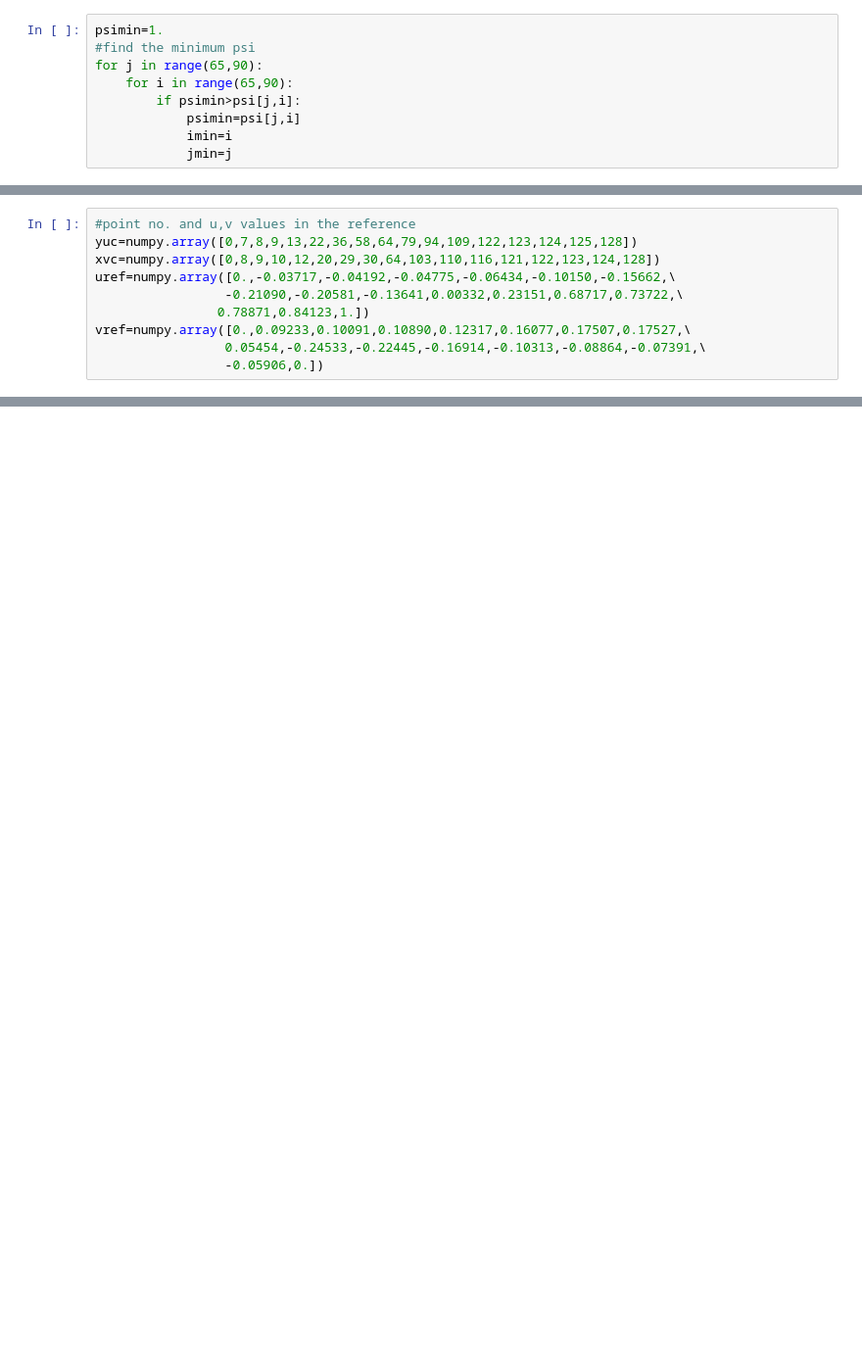
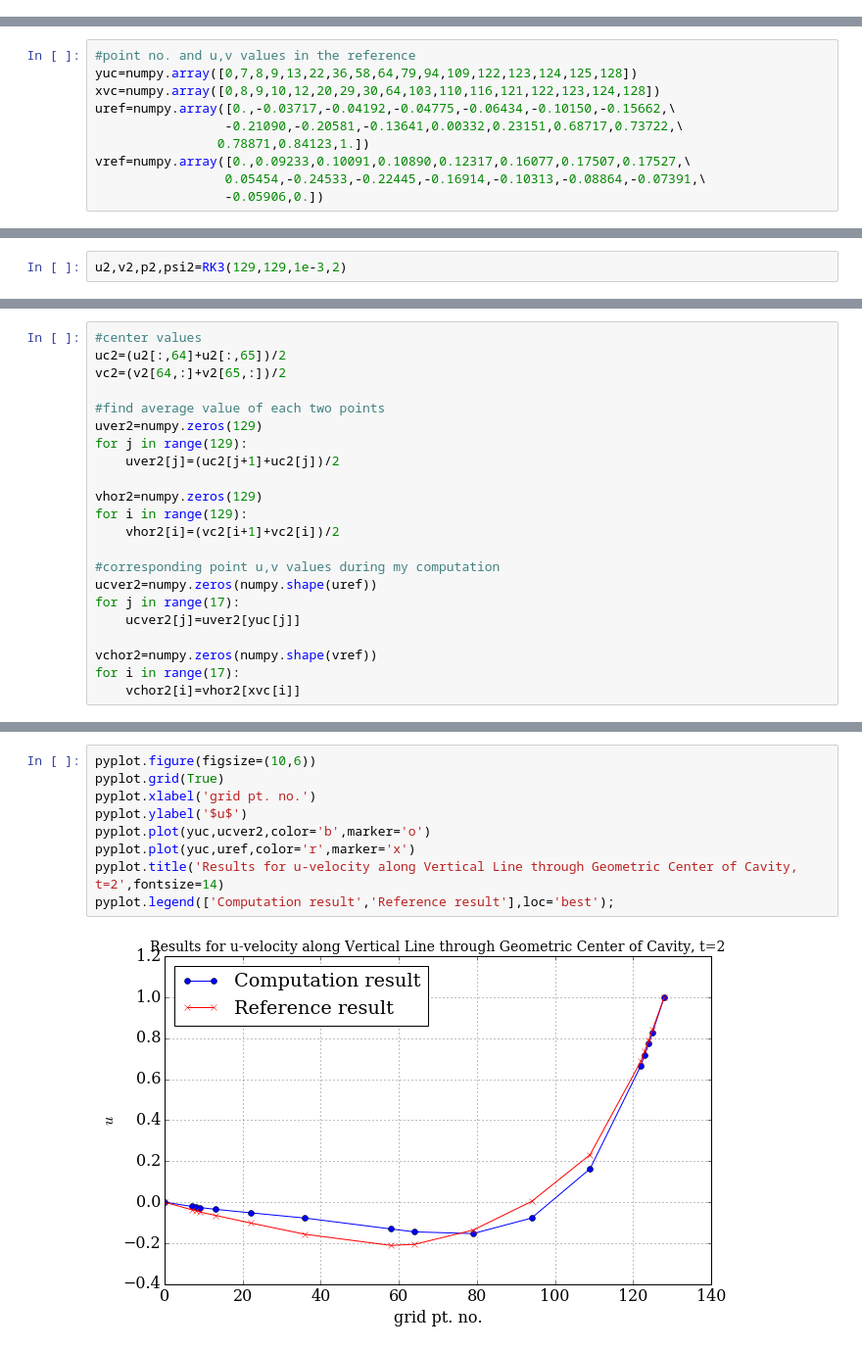
Before and after one commit to yujiasheng912/MAE6225, a Jupyter notebook: CavityFlow.ipynb, the cells around one changed output, grey strips where cells are left out. Shown: that part at 98% size. Drawn from its saved outputs; the diff is of its cells as text; blank space fills up the shorter version.

```diff
--- a/CavityFlow.ipynb
+++ b/CavityFlow.ipynb
@@ -266,9 +253,0 @@ pyplot.quiver(X[1:-2:8,1:-2:8],Y[1:-2:8,1:-2:8],u1[1:-2:8,1:-2:8],v1[1:-2:8,1:-2
-# %%
-psimin=1.
-#find the minimum psi
-for j in range(65,90):
-    for i in range(65,90):
-        if psimin>psi[j,i]:
-            psimin=psi[j,i]
-            imin=i
-            jmin=j
@@ -295,0 +269,2 @@ vref=numpy.array([0.,0.09233,0.10091,0.10890,0.12317,0.16077,0.17507,0.17527,\
+# %%
+u2,v2,p2,psi2=RK3(129,129,1e-3,2)
@@ -304,0 +344,22 @@ for i in range(17):
+# %%
+#center values
+uc2=(u2[:,64]+u2[:,65])/2
+vc2=(v2[64,:]+v2[65,:])/2
+
+#find average value of each two points
+uver2=numpy.zeros(129)
+for j in range(129):
+    uver2[j]=(uc2[j+1]+uc2[j])/2
+
+vhor2=numpy.zeros(129)
+for i in range(129):
+    vhor2[i]=(vc2[i+1]+vc2[i])/2
+
+#corresponding point u,v values during my computation
+ucver2=numpy.zeros(numpy.shape(uref))
+for j in range(17):
+    ucver2[j]=uver2[yuc[j]]
+
+vchor2=numpy.zeros(numpy.shape(vref))
+for i in range(17):
+    vchor2[i]=vhor2[xvc[i]]
@@ -322,0 +432,11 @@ pyplot.legend(['Computation result','Reference result'],loc='best');
+# %%
+pyplot.figure(figsize=(10,6))
+pyplot.grid(True)
+pyplot.xlabel('grid pt. no.')
+pyplot.ylabel('$u$')
+pyplot.plot(yuc,ucver2,color='b',marker='o')
+pyplot.plot(yuc,uref,color='r',marker='x')
+pyplot.title('Results for u-velocity along Vertical Line through Geometric Center of Cavity, t=2',fontsize=14)
+pyplot.legend(['Computation result','Reference result'],loc='best');
+# %% [output]
+[figure, added]
```
Also changed, not shown: parts of 20 cells of this notebook, 1 other file.
